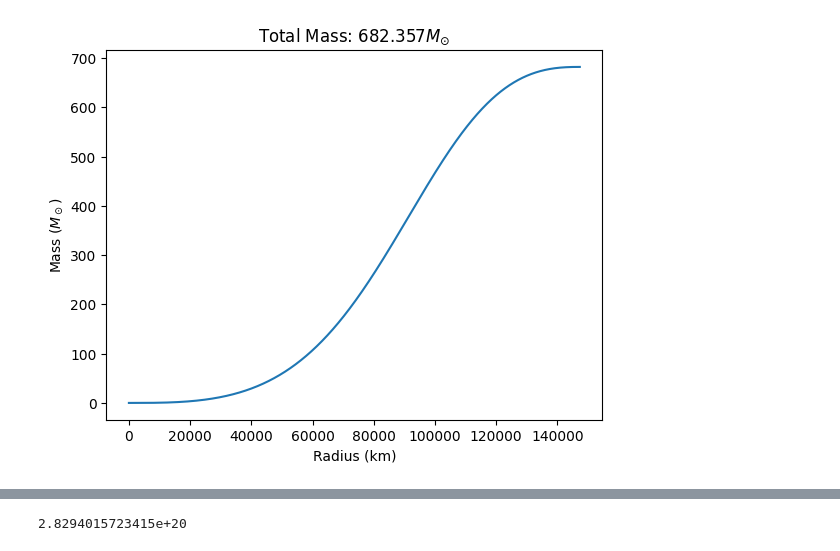
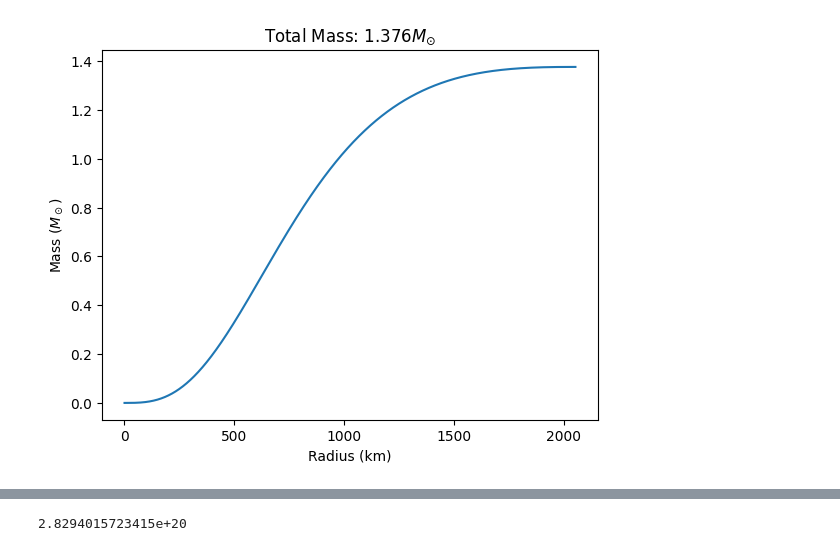
Before and after one commit to yttcari/FYP, a Jupyter notebook: proton_decay/main.ipynb, the cells around one changed output, grey strips where cells are left out. Drawn from its saved outputs; the diff is of its cells as text; code cells hidden in the pictures.

```diff
--- a/proton_decay/main.ipynb
+++ b/proton_decay/main.ipynb
@@ -16,7 +16,7 @@ wd_k0.plot_profile("M")
 # %%
 from constants import proton_energy
-wd = WhiteDwarf(Ye=0.5, rhoc_scaled=1e-1, Z=6, k=1e-33)
-wd.integrate()
+wd = WhiteDwarf(Ye=0.5, rhoc_scaled=1e3, Z=6, k=5e-30, T0=1e8)
+wd.integrate(DEBUG=True)
 wd.plot_profile('M')
 print(f"{wd.p_decay.luminosity(E_gamma=proton_energy, m=wd.mass*wd.M0):.3e}")
 # %% [output]
@@ -24 +40 @@ print(f"{wd.p_decay.luminosity(E_gamma=proton_energy, m=wd.mass*wd.M0):.3e}")
-[figure, old version]
+[figure, new version]
```
Also changed, not shown: parts of 19 cells of this notebook, 5 other files.
